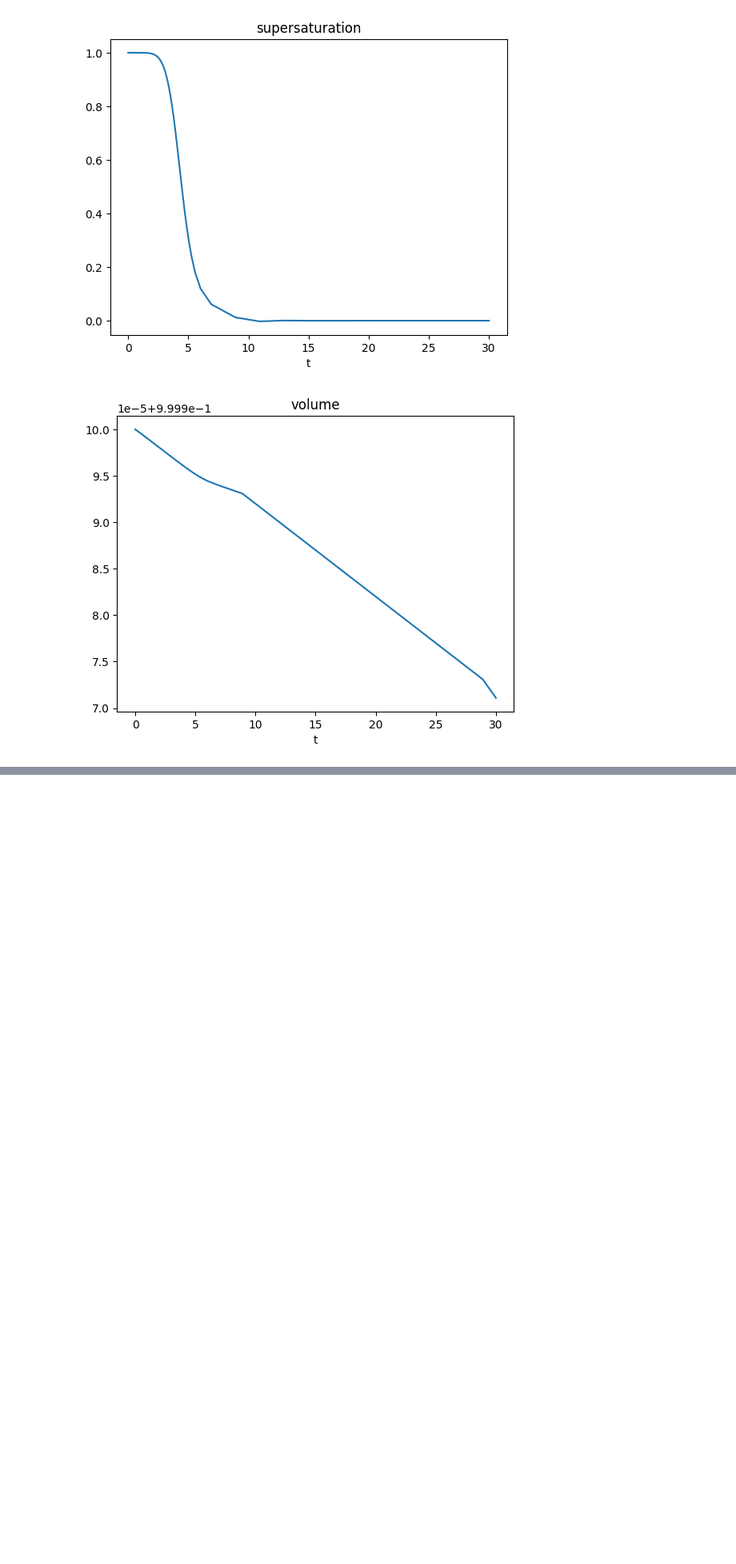
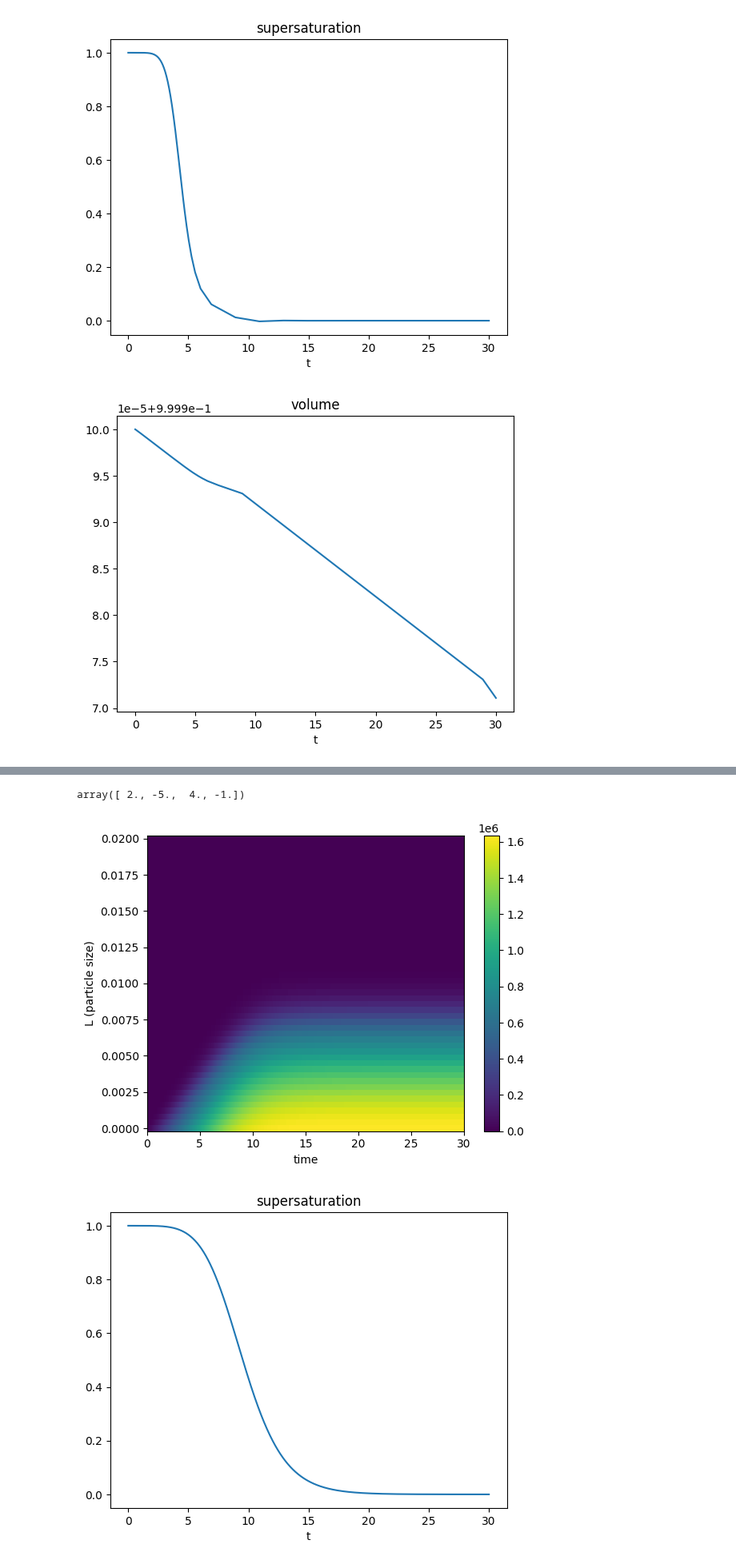
Before and after one commit to lucasattia/crystalPBM, a Jupyter notebook: functions/test_trapezoidalMatrixFree.ipynb, the cells around one changed output, grey strips where cells are left out. Shown at 80% size. Drawn from its saved outputs; the diff is of its cells as text; code cells hidden in the pictures; blank space fills up the shorter version.

```diff
--- a/functions/test_trapezoidalMatrixFree.ipynb
+++ b/functions/test_trapezoidalMatrixFree.ipynb
@@ -109,0 +152,45 @@ plot_results(x_t, L_list, tlist)
+# %%
+from findiff import FinDiff
+import findiff
+
+L_list = np.linspace(0,0.02, 50)  # uniform dL assumed below
+
+
+# FinDiff(0,1,1,acc=4).matrix((12,)).toarray().round(1)
+
+# FinDiff(0,1,1).coefficients
+coeffs = findiff.coefficients(2, acc=2)['forward']['coefficients']
+coeffs
+# D = np.zeros((len(L_list), len(L_list)))
+# for i in range(len(L_list) -len(coeffs)+1):
+#     D[i,i:i+len(coeffs)] = coeffs
+
+# plt.imshow(D)
+# %% [output]
+array([ 2., -5.,  4., -1.])
+# %%
+#compare with rk4
+tlist = np.linspace(0,30,1000)
+
+n0 = np.zeros_like(L_list) #initial population density distribution
+x0 = np.hstack([S0, V0, n0])
+
+# target parameters we will try to recover
+p = {
+    'L_list' : L_list,
+    'E' :  1e-6, #evaporation rate
+    'rho' : 1200, # density of the crystal
+    'k_v' : 1, #goes in N_C, volumetric shape factor
+    'k_g' : 1e-3, #growth rate constant m/s
+    'g' : 1, #power constant for growth
+    'k_N' : 1e5, #nucleation rate constant
+    'alpha' :2, #power constant for nucleation
+    'weno': False  # use weno or not for differentiation w.r.t. L
+     }
+p['D'] = D
+
+x_t = rk_integrator(x0, tlist, p)
+plot_results(x_t, L_list, tlist)
+# %% [output]
+[figure, added]
+[figure, added]
```
Also changed, not shown: parts of 9 cells of this notebook, 8 other files.
